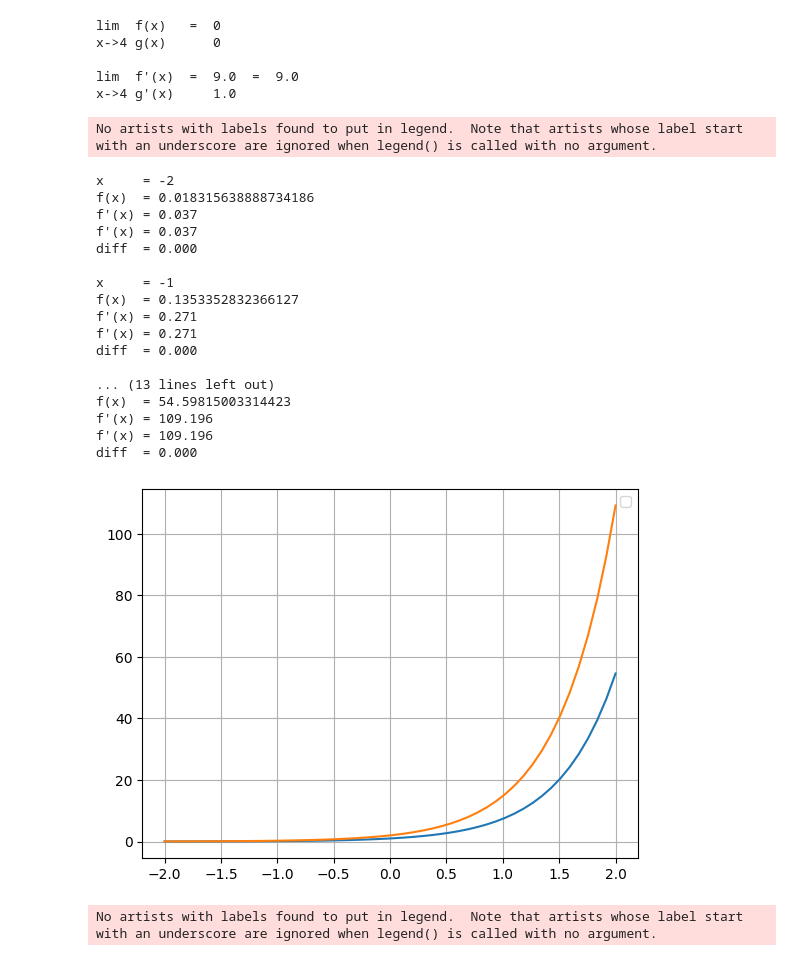
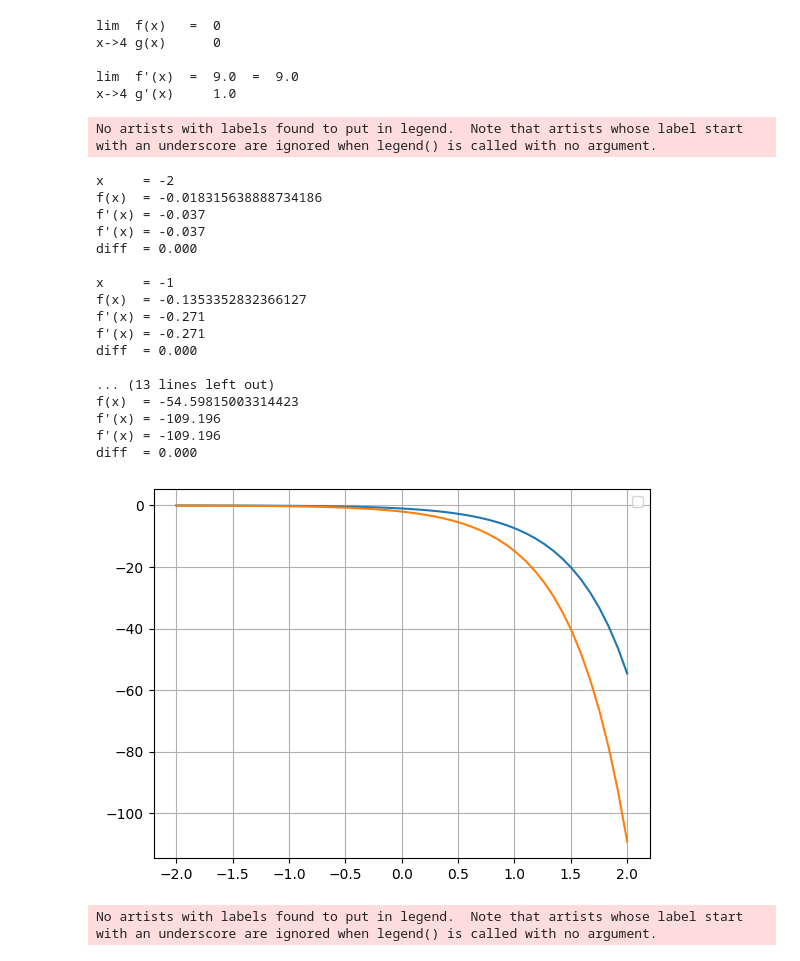
Before and after one commit to christoffer-s/notebooks, a Jupyter notebook: R1.ipynb, the cells around one changed output. Saved outputs shown, nothing was run; the diff lists cells and outputs as text; code cells hidden in the pictures.

```diff
--- a/R1.ipynb
+++ b/R1.ipynb
@@ -418,13 +418,13 @@ from matplotlib import pyplot as plt
 from math import e
 
 def f(x):
-    return e**(2*x)
+    return -e**(2*x)
 
 def numerisk (f, x, delta_x):
     return (f(x + delta_x) - f(x))/delta_x
 
 def analytisk (x):
-    return 2*e**(2*x)
+    return -2*e**(2*x)
 
 def funksjon_graf(x_start, x_stopp):
     x = linspace(x_start, x_stopp)
@@ -438,43 +438,43 @@ xstart = -2
 xslutt = 2
 
 xsteg = 1
 delta_x = 0.0000001
 
 x = xstart
 
 while x <= xslutt:
     y1 = numerisk(f, x, delta_x)
     y2 = analytisk(x)
     differanse = abs(y1-y2)
 
     print(f"x     = {x}")
     print(f"f(x)  = {f(x)}")
     print(f"f'(x) = {y1:.3f}")
     print(f"f'(x) = {y2:.3f}")
     print(f"diff  = {differanse:.3f}\n")
     x += xsteg
 
 funksjon_graf(xstart, xslutt)
 # %% [output]
 No artists with labels found to put in legend.  Note that artists whose label start with an underscore are ignored when legend() is called with no argument.
 x     = -2
-f(x)  = 0.018315638888734186
-f'(x) = 0.037
-f'(x) = 0.037
+f(x)  = -0.018315638888734186
+f'(x) = -0.037
+f'(x) = -0.037
 diff  = 0.000
 
 x     = -1
-f(x)  = 0.1353352832366127
-f'(x) = 0.271
-f'(x) = 0.271
+f(x)  = -0.1353352832366127
+f'(x) = -0.271
+f'(x) = -0.271
 diff  = 0.000
 
 ... (13 lines left out)
-f(x)  = 54.59815003314423
-f'(x) = 109.196
-f'(x) = 109.196
+f(x)  = -54.59815003314423
+f'(x) = -109.196
+f'(x) = -109.196
 diff  = 0.000
-[figure, old version]
+[figure, new version]
 # %%
 
 from numpy import linspace, sqrt
```
